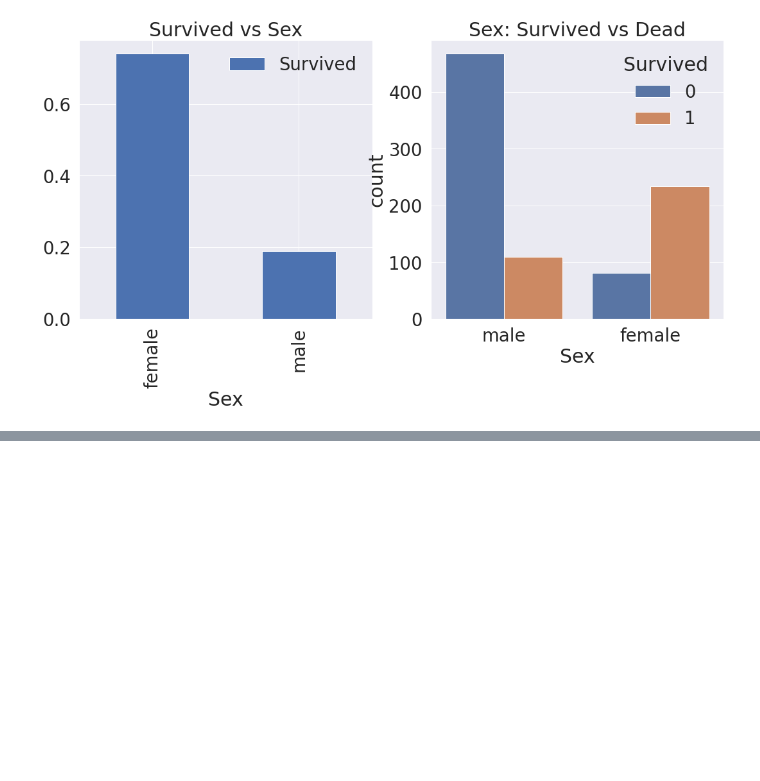
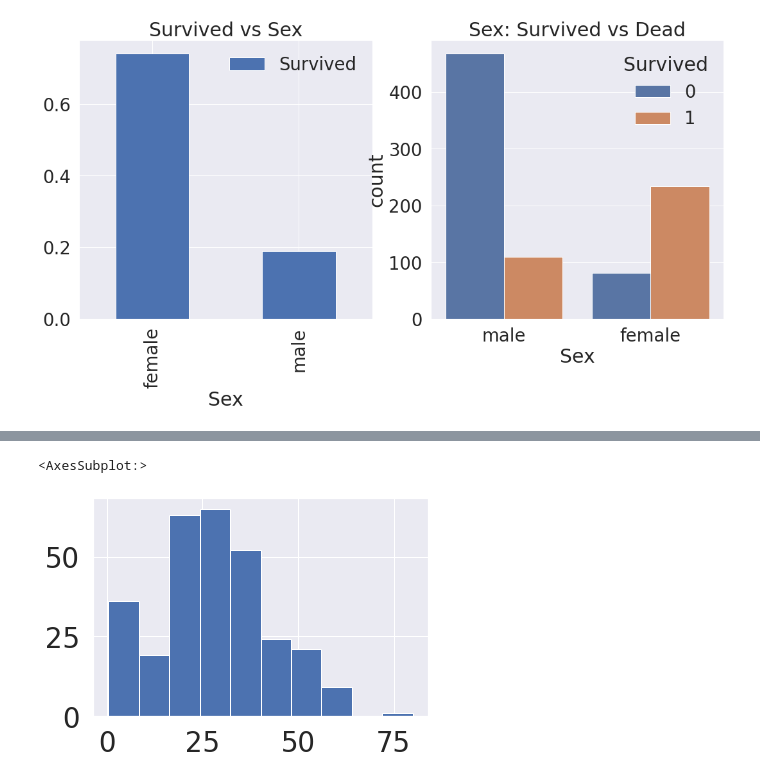
Before and after one commit to mijoo308/Kaggle_Titanic, a Jupyter notebook: getting-started-with-titanic.ipynb, the cells around one changed output, grey strips where cells are left out. Cells and saved outputs as stored; diff of their text form; code cells hidden in the pictures; blank space fills up the shorter version.

```diff
--- a/getting-started-with-titanic.ipynb
+++ b/getting-started-with-titanic.ipynb
@@ -175,0 +217,6 @@ SyntaxError: invalid syntax (<ipython-input-13-da5123901cbb>, line 1)
+# %%
+# 히스토그램
+df_train[df_train['Survived'] == 1]['Age'].hist()
+# %% [output]
+<AxesSubplot:>
+[figure, added]
```
Also changed, not shown: parts of 19 cells of this notebook.
